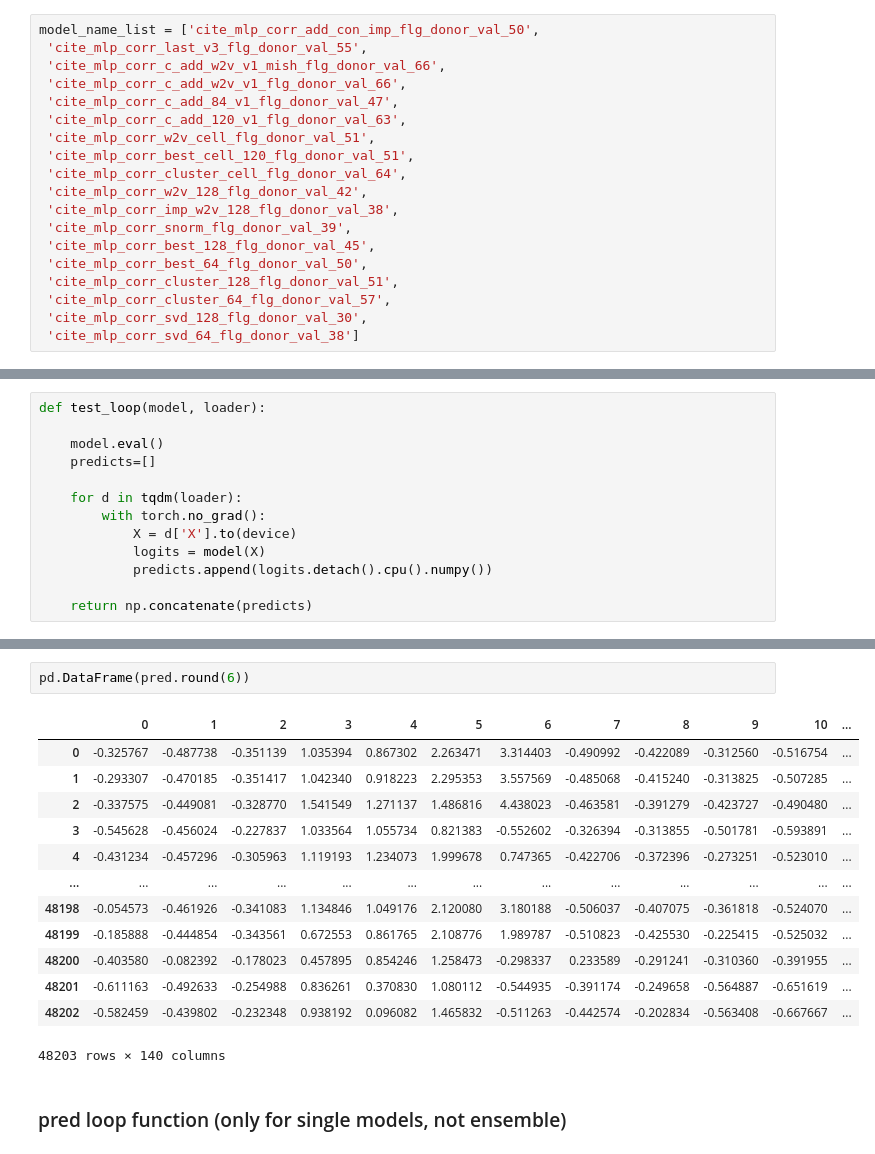
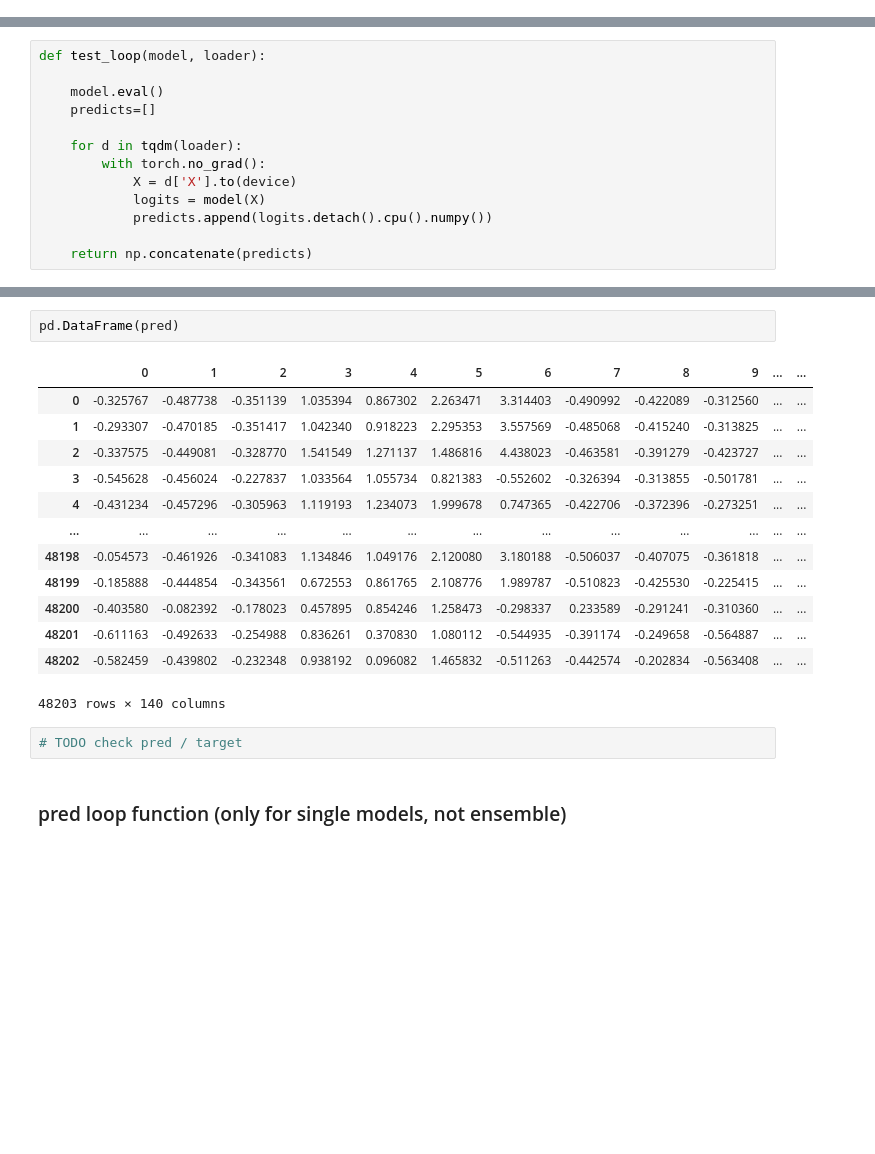
Before and after one commit to valentina-kg/open-problems-multimodal-3rd-solution, a Jupyter notebook: code/4.model/pred/run_model.ipynb, the cells around one changed output, grey strips where cells are left out. Drawn from its saved outputs; the diff is of its cells as text; blank space fills up the shorter version.

```diff
--- a/code/4.model/pred/run_model.ipynb
+++ b/code/4.model/pred/run_model.ipynb
@@ -112,25 +110,6 @@ model_name_list   # TODO why not listdir(cite_mlp_path) directly? always 18 mode
  'cite_mlp_corr_cluster_64_flg_donor_val_57',
  'cite_mlp_corr_svd_128_flg_donor_val_30',
  'cite_mlp_corr_svd_64_flg_donor_val_38']
-# %%
-model_name_list = ['cite_mlp_corr_add_con_imp_flg_donor_val_50',
- 'cite_mlp_corr_last_v3_flg_donor_val_55',
- 'cite_mlp_corr_c_add_w2v_v1_mish_flg_donor_val_66',
- 'cite_mlp_corr_c_add_w2v_v1_flg_donor_val_66',
- 'cite_mlp_corr_c_add_84_v1_flg_donor_val_47',
- 'cite_mlp_corr_c_add_120_v1_flg_donor_val_63',
- 'cite_mlp_corr_w2v_cell_flg_donor_val_51',
- 'cite_mlp_corr_best_cell_120_flg_donor_val_51',
- 'cite_mlp_corr_cluster_cell_flg_donor_val_64',
- 'cite_mlp_corr_w2v_128_flg_donor_val_42',
- 'cite_mlp_corr_imp_w2v_128_flg_donor_val_38',
- 'cite_mlp_corr_snorm_flg_donor_val_39',
- 'cite_mlp_corr_best_128_flg_donor_val_45',
- 'cite_mlp_corr_best_64_flg_donor_val_50',
- 'cite_mlp_corr_cluster_128_flg_donor_val_51',
- 'cite_mlp_corr_cluster_64_flg_donor_val_57',
- 'cite_mlp_corr_svd_128_flg_donor_val_30',
- 'cite_mlp_corr_svd_64_flg_donor_val_38']
 # %%
 weight = [1, 0.3, 1, 1, 1, 1, 1, 1, 1, 0.8, 0.8, 0.8, 0.8, 0.5, 0.5, 0.5, 1, 1, 2, 2]
 weight_sum = np.array(weight).sum()    # == 19
@@ -454,19 +433,21 @@ cite_mlp_corr_best_128_flg_donor_val_45
 # %%
-pd.DataFrame(pred.round(6))
+pd.DataFrame(pred)
 # %% [output]
-|  | 0 | 1 | 2 | 3 | 4 | 5 | 6 | 7 | 8 | 9 | 10 | ... |
-| 0 | -0.325767 | -0.487738 | -0.351139 | 1.035394 | 0.867302 | 2.263471 | 3.314403 | -0.490992 | -0.422089 | -0.312560 | -0.516754 | ... |
-| 1 | -0.293307 | -0.470185 | -0.351417 | 1.042340 | 0.918223 | 2.295353 | 3.557569 | -0.485068 | -0.415240 | -0.313825 | -0.507285 | ... |
-| 2 | -0.337575 | -0.449081 | -0.328770 | 1.541549 | 1.271137 | 1.486816 | 4.438023 | -0.463581 | -0.391279 | -0.423727 | -0.490480 | ... |
-| 3 | -0.545628 | -0.456024 | -0.227837 | 1.033564 | 1.055734 | 0.821383 | -0.552602 | -0.326394 | -0.313855 | -0.501781 | -0.593891 | ... |
-| 4 | -0.431234 | -0.457296 | -0.305963 | 1.119193 | 1.234073 | 1.999678 | 0.747365 | -0.422706 | -0.372396 | -0.273251 | -0.523010 | ... |
+|  | 0 | 1 | 2 | 3 | 4 | 5 | 6 | 7 | 8 | 9 | ... | ... |
+| 0 | -0.325767 | -0.487738 | -0.351139 | 1.035394 | 0.867302 | 2.263471 | 3.314403 | -0.490992 | -0.422089 | -0.312560 | ... | ... |
+| 1 | -0.293307 | -0.470185 | -0.351417 | 1.042340 | 0.918223 | 2.295353 | 3.557569 | -0.485068 | -0.415240 | -0.313825 | ... | ... |
+| 2 | -0.337575 | -0.449081 | -0.328770 | 1.541549 | 1.271137 | 1.486816 | 4.438023 | -0.463581 | -0.391279 | -0.423727 | ... | ... |
+| 3 | -0.545628 | -0.456024 | -0.227837 | 1.033564 | 1.055734 | 0.821383 | -0.552602 | -0.326394 | -0.313855 | -0.501781 | ... | ... |
+| 4 | -0.431234 | -0.457296 | -0.305963 | 1.119193 | 1.234073 | 1.999678 | 0.747365 | -0.422706 | -0.372396 | -0.273251 | ... | ... |
 | ... | ... | ... | ... | ... | ... | ... | ... | ... | ... | ... | ... | ... |
-| 48198 | -0.054573 | -0.461926 | -0.341083 | 1.134846 | 1.049176 | 2.120080 | 3.180188 | -0.506037 | -0.407075 | -0.361818 | -0.524070 | ... |
-| 48199 | -0.185888 | -0.444854 | -0.343561 | 0.672553 | 0.861765 | 2.108776 | 1.989787 | -0.510823 | -0.425530 | -0.225415 | -0.525032 | ... |
-| 48200 | -0.403580 | -0.082392 | -0.178023 | 0.457895 | 0.854246 | 1.258473 | -0.298337 | 0.233589 | -0.291241 | -0.310360 | -0.391955 | ... |
-| 48201 | -0.611163 | -0.492633 | -0.254988 | 0.836261 | 0.370830 | 1.080112 | -0.544935 | -0.391174 | -0.249658 | -0.564887 | -0.651619 | ... |
-| 48202 | -0.582459 | -0.439802 | -0.232348 | 0.938192 | 0.096082 | 1.465832 | -0.511263 | -0.442574 | -0.202834 | -0.563408 | -0.667667 | ... |
+| 48198 | -0.054573 | -0.461926 | -0.341083 | 1.134846 | 1.049176 | 2.120080 | 3.180188 | -0.506037 | -0.407075 | -0.361818 | ... | ... |
+| 48199 | -0.185888 | -0.444854 | -0.343561 | 0.672553 | 0.861765 | 2.108776 | 1.989787 | -0.510823 | -0.425530 | -0.225415 | ... | ... |
+| 48200 | -0.403580 | -0.082392 | -0.178023 | 0.457895 | 0.854246 | 1.258473 | -0.298337 | 0.233589 | -0.291241 | -0.310360 | ... | ... |
+| 48201 | -0.611163 | -0.492633 | -0.254988 | 0.836261 | 0.370830 | 1.080112 | -0.544935 | -0.391174 | -0.249658 | -0.564887 | ... | ... |
+| 48202 | -0.582459 | -0.439802 | -0.232348 | 0.938192 | 0.096082 | 1.465832 | -0.511263 | -0.442574 | -0.202834 | -0.563408 | ... | ... |
 48203 rows × 140 columns
+# %%
+# TODO check pred / target
 # %% [markdown]
 ### pred loop function (only for single models, not ensemble)
 # %%
```
Also changed, not shown: parts of 14 cells of this notebook, 7 other files.
